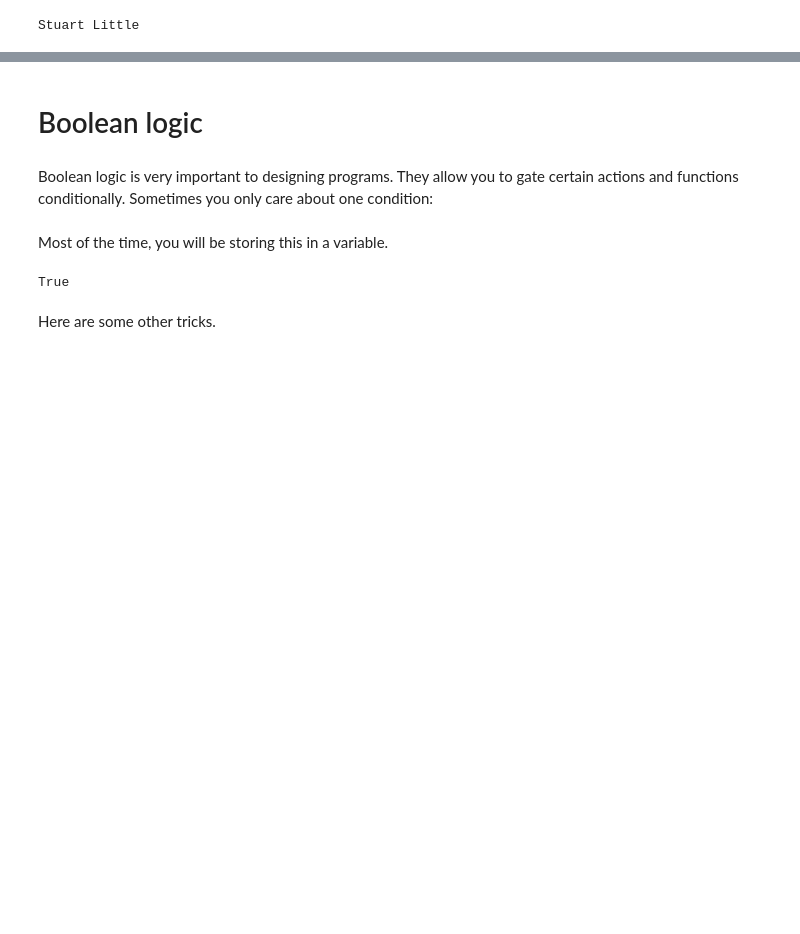
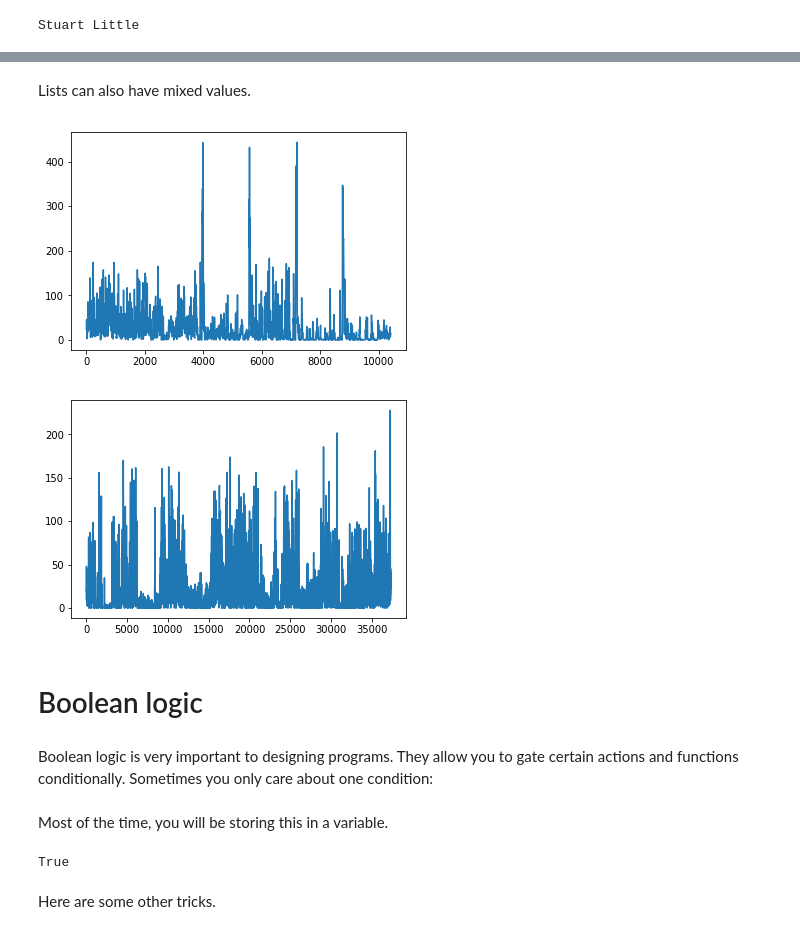
Before and after one commit to wmau/PythonForNeuro, a Jupyter notebook: IPython Notebooks/L2_Lists, Conditionals.ipynb, the cells around one changed output, grey strips where cells are left out. Cells and saved outputs as stored; diff of their text form; code cells hidden in the pictures; blank space fills up the shorter version.

```diff
--- a/IPython Notebooks/L2_Lists, Conditionals.ipynb
+++ b/IPython Notebooks/L2_Lists, Conditionals.ipynb
@@ -24,3 +117,16 @@ Stuart Little
+# %% [markdown]
+Lists can also have mixed values.
+# %%
+files = [fname, '../Data/ext_velocity.pkl']
+for file in files:
+    with open(file, 'rb') as f:
+        data = pickle.load(f)
+
+    plt.plot(data)
+    plt.show()
+# %% [output]
+[figure, added]
+[figure, added]
 # %% [markdown]
 # Boolean logic
 # %% [markdown]
```
Also changed, not shown: parts of 22 cells of this notebook.
